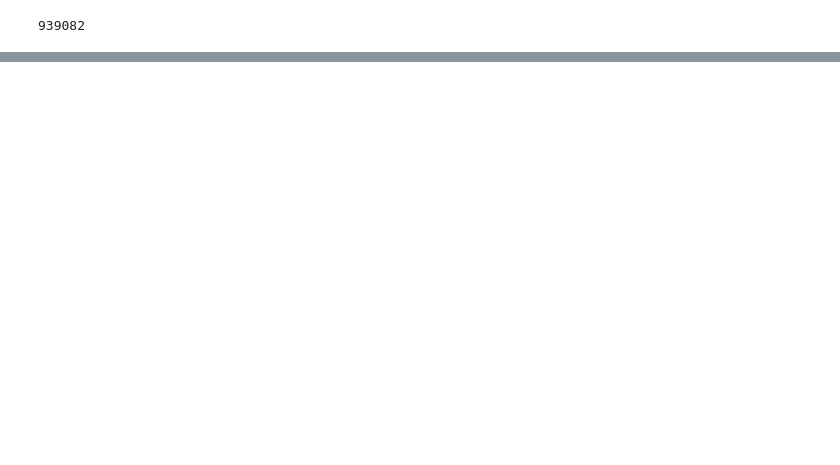
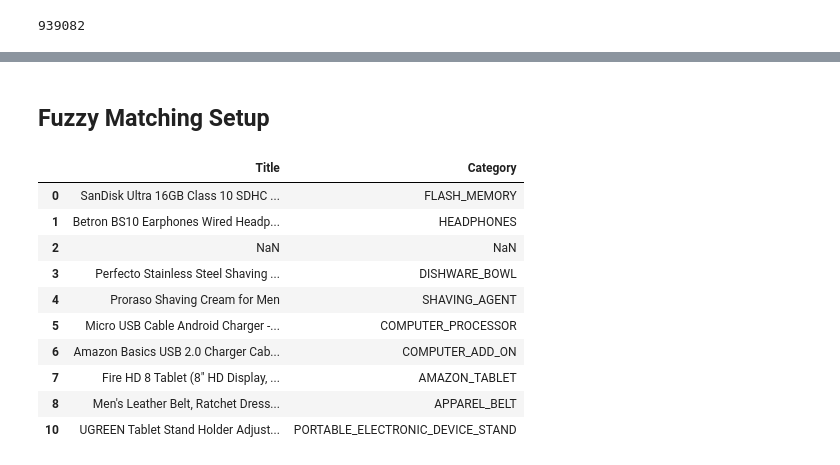
Before and after one commit to NicoleQMcMinn/Capstone-Project, a Jupyter notebook: Data Exploration.ipynb, the cells around one changed output, grey strips where cells are left out. Saved outputs shown, nothing was run; the diff lists cells and outputs as text; code cells hidden in the pictures; blank space fills up the shorter version.

```diff
--- a/Data Exploration.ipynb
+++ b/Data Exploration.ipynb
@@ -68,0 +114,20 @@ amazon['ASIN/ISBN (Product Code)'].nunique()
+# %% [markdown]
+Fuzzy Matching Setup
+-
+# %%
+#First we are going to create a list of tuples with every unique combination of product name and category in the amazon data
+unique_products = amazon[['Title', 'Category']].drop_duplicates()
+# %%
+unique_products.head(10)
+# %% [output]
+|  | Title | Category |
+| 0 | SanDisk Ultra 16GB Class 10 SDHC ... | FLASH_MEMORY |
+| 1 | Betron BS10 Earphones Wired Headp... | HEADPHONES |
+| 2 | NaN | NaN |
+| 3 | Perfecto Stainless Steel Shaving ... | DISHWARE_BOWL |
+| 4 | Proraso Shaving Cream for Men | SHAVING_AGENT |
+| 5 | Micro USB Cable Android Charger -... | COMPUTER_PROCESSOR |
+| 6 | Amazon Basics USB 2.0 Charger Cab... | COMPUTER_ADD_ON |
+| 7 | Fire HD 8 Tablet (8" HD Display, ... | AMAZON_TABLET |
+| 8 | Men's Leather Belt, Ratchet Dress... | APPAREL_BELT |
+| 10 | UGREEN Tablet Stand Holder Adjust... | PORTABLE_ELECTRONIC_DEVICE_STAND |
```
Also changed, not shown: parts of 10 cells of this notebook.
